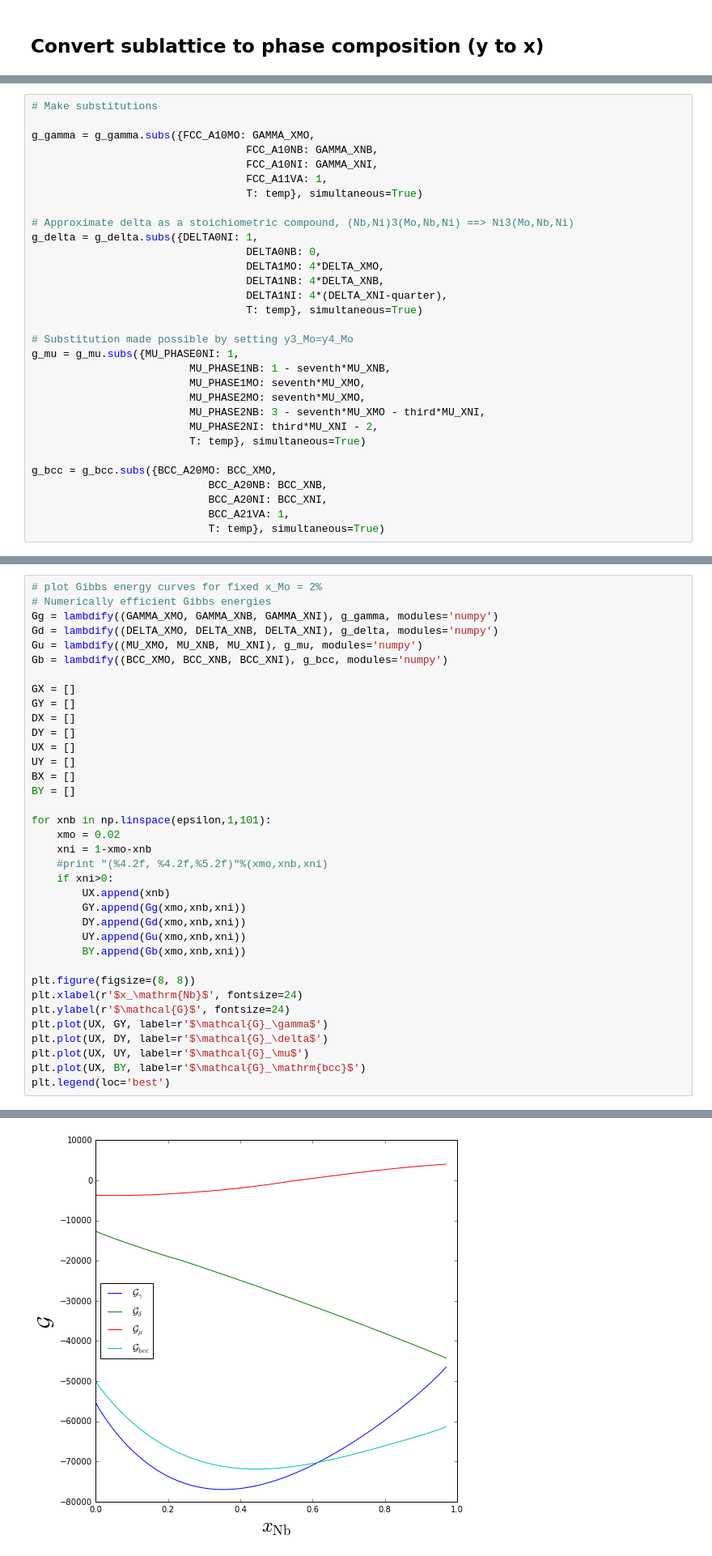
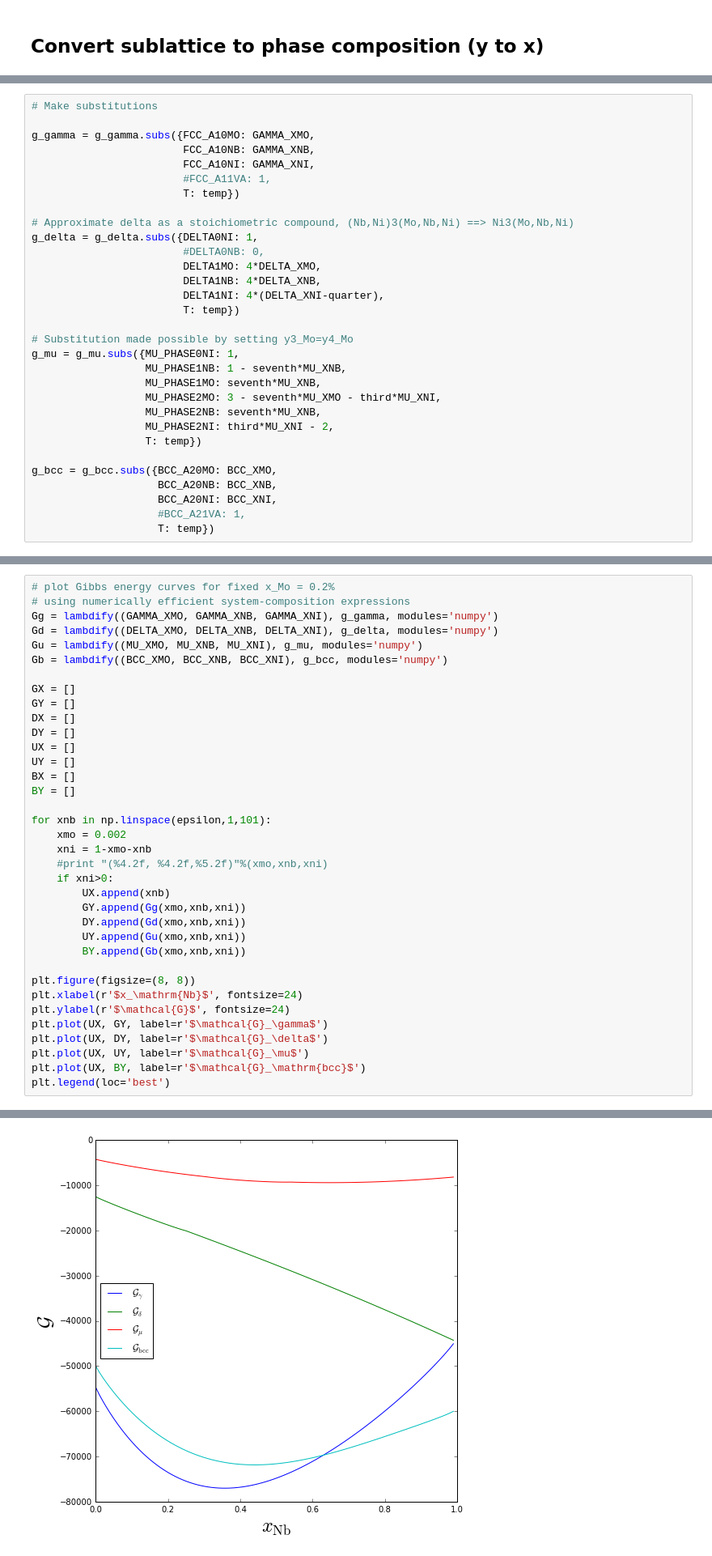
Before and after one commit to usnistgov/phasefield-precipitate-aging, a Jupyter notebook: CALPHAD_extraction.ipynb, the cells around one changed output, grey strips where cells are left out. Shown at 81% size. Saved outputs shown, nothing was run; the diff lists cells and outputs as text.

```diff
--- a/CALPHAD_extraction.ipynb
+++ b/CALPHAD_extraction.ipynb
@@ -123,30 +118,30 @@ plt.legend(loc='best')
 # Make substitutions
 
 g_gamma = g_gamma.subs({FCC_A10MO: GAMMA_XMO,
-                                  FCC_A10NB: GAMMA_XNB,
-                                  FCC_A10NI: GAMMA_XNI,
-                                  FCC_A11VA: 1,
-                                  T: temp}, simultaneous=True)
+                        FCC_A10NB: GAMMA_XNB,
+                        FCC_A10NI: GAMMA_XNI,
+                        #FCC_A11VA: 1,
+                        T: temp})
 
 # Approximate delta as a stoichiometric compound, (Nb,Ni)3(Mo,Nb,Ni) ==> Ni3(Mo,Nb,Ni)
 g_delta = g_delta.subs({DELTA0NI: 1,
-                                  DELTA0NB: 0,
-                                  DELTA1MO: 4*DELTA_XMO,
-                                  DELTA1NB: 4*DELTA_XNB,
-                                  DELTA1NI: 4*(DELTA_XNI-quarter),
-                                  T: temp}, simultaneous=True)
+                        #DELTA0NB: 0,
+                        DELTA1MO: 4*DELTA_XMO,
+                        DELTA1NB: 4*DELTA_XNB,
+                        DELTA1NI: 4*(DELTA_XNI-quarter),
+                        T: temp})
 
 # Substitution made possible by setting y3_Mo=y4_Mo
 g_mu = g_mu.subs({MU_PHASE0NI: 1,
-                         MU_PHASE1NB: 1 - seventh*MU_XNB,
-                         MU_PHASE1MO: seventh*MU_XMO,
-                         MU_PHASE2MO: seventh*MU_XMO,
-                         MU_PHASE2NB: 3 - seventh*MU_XMO - third*MU_XNI,
-                         MU_PHASE2NI: third*MU_XNI - 2,
-                         T: temp}, simultaneous=True)
+                  MU_PHASE1NB: 1 - seventh*MU_XNB,
+                  MU_PHASE1MO: seventh*MU_XNB,
+                  MU_PHASE2MO: 3 - seventh*MU_XMO - third*MU_XNI,
+                  MU_PHASE2NB: seventh*MU_XNB,
+                  MU_PHASE2NI: third*MU_XNI - 2,
+                  T: temp})
 
 g_bcc = g_bcc.subs({BCC_A20MO: BCC_XMO,
-                            BCC_A20NB: BCC_XNB,
-                            BCC_A20NI: BCC_XNI,
-                            BCC_A21VA: 1,
-                            T: temp}, simultaneous=True)
+                    BCC_A20NB: BCC_XNB,
+                    BCC_A20NI: BCC_XNI,
+                    #BCC_A21VA: 1,
+                    T: temp})
@@ -169,6 +148,6 @@ print g_bcc
 # %%
-# plot Gibbs energy curves for fixed x_Mo = 2%
-# Numerically efficient Gibbs energies
+# plot Gibbs energy curves for fixed x_Mo = 0.2%
+# using numerically efficient system-composition expressions
 Gg = lambdify((GAMMA_XMO, GAMMA_XNB, GAMMA_XNI), g_gamma, modules='numpy')
 Gd = lambdify((DELTA_XMO, DELTA_XNB, DELTA_XNI), g_delta, modules='numpy')
 Gu = lambdify((MU_XMO, MU_XNB, MU_XNI), g_mu, modules='numpy')
@@ -176,35 +155,35 @@ Gb = lambdify((BCC_XMO, BCC_XNB, BCC_XNI), g_bcc, modules='numpy')
 
 GX = []
 GY = []
 DX = []
 DY = []
 UX = []
 UY = []
 BX = []
 BY = []
 
 for xnb in np.linspace(epsilon,1,101):
-    xmo = 0.02
+    xmo = 0.002
     xni = 1-xmo-xnb
     #print "(%4.2f, %4.2f,%5.2f)"%(xmo,xnb,xni)
     if xni>0:
         UX.append(xnb)
         GY.append(Gg(xmo,xnb,xni))
         DY.append(Gd(xmo,xnb,xni))
         UY.append(Gu(xmo,xnb,xni))
         BY.append(Gb(xmo,xnb,xni))
 
 plt.figure(figsize=(8, 8))
 plt.xlabel(r'$x_\mathrm{Nb}$', fontsize=24)
 plt.ylabel(r'$\mathcal{G}$', fontsize=24)
 plt.plot(UX, GY, label=r'$\mathcal{G}_\gamma$')
 plt.plot(UX, DY, label=r'$\mathcal{G}_\delta$')
 plt.plot(UX, UY, label=r'$\mathcal{G}_\mu$')
 plt.plot(UX, BY, label=r'$\mathcal{G}_\mathrm{bcc}$')
 plt.legend(loc='best')
 # %% [output]
 <matplotlib.legend.Legend at 0x...>
-[figure, old version]
+[figure, new version]
 # %% [markdown]
 ## Mathematica output
 # %%
```
Also changed, not shown: parts of 14 cells of this notebook.
